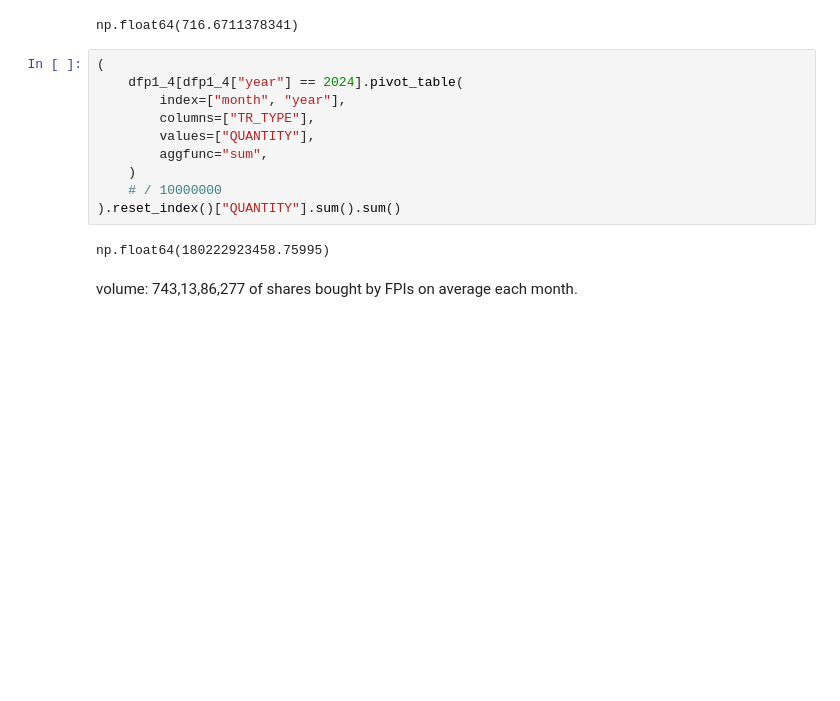
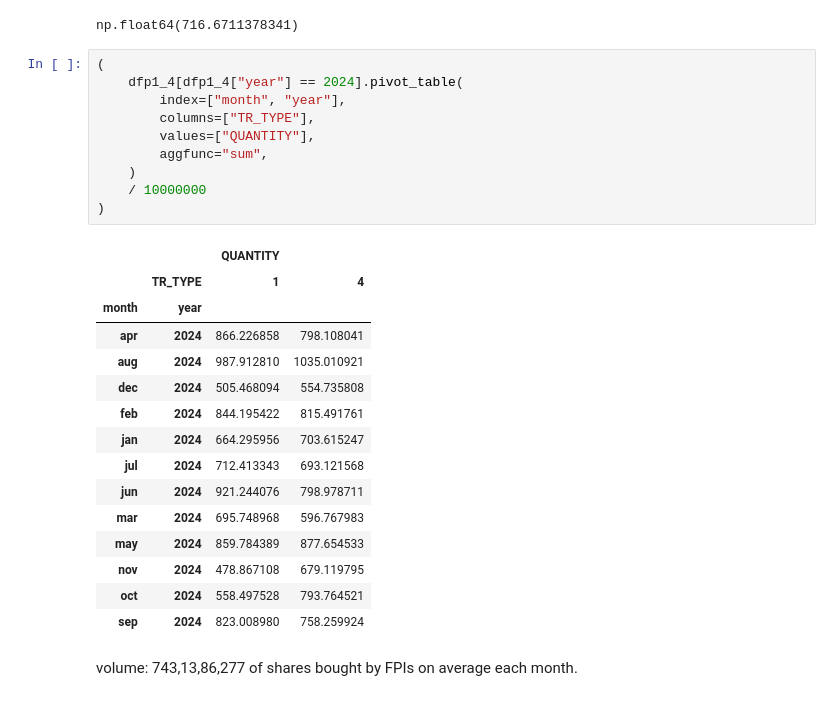
Before and after one commit to shettysandeep/nsdl-fpi, a Jupyter notebook: nsdl_data.ipynb, the cells around one changed output. Saved outputs shown, nothing was run; the diff lists cells and outputs as text; blank space fills up the shorter version.

```diff
--- a/nsdl_data.ipynb
+++ b/nsdl_data.ipynb
@@ -173,14 +175,28 @@ np.float64(716.6711378341)
 # %%
 (
     dfp1_4[dfp1_4["year"] == 2024].pivot_table(
         index=["month", "year"],
         columns=["TR_TYPE"],
         values=["QUANTITY"],
         aggfunc="sum",
     )
-    # / 10000000
-).reset_index()["QUANTITY"].sum().sum()
+    / 10000000
+)
 # %% [output]
-np.float64(180222923458.75995)
+|  |  | QUANTITY |  |
+|  | TR_TYPE | 1 | 4 |
+| month | year |  |  |
+| apr | 2024 | 866.226858 | 798.108041 |
+| aug | 2024 | 987.912810 | 1035.010921 |
+| dec | 2024 | 505.468094 | 554.735808 |
+| feb | 2024 | 844.195422 | 815.491761 |
+| jan | 2024 | 664.295956 | 703.615247 |
+| jul | 2024 | 712.413343 | 693.121568 |
+| jun | 2024 | 921.244076 | 798.978711 |
+| mar | 2024 | 695.748968 | 596.767983 |
+| may | 2024 | 859.784389 | 877.654533 |
+| nov | 2024 | 478.867108 | 679.119795 |
+| oct | 2024 | 558.497528 | 793.764521 |
+| sep | 2024 | 823.008980 | 758.259924 |
 # %% [markdown]
 volume: 743,13,86,277 of shares bought by FPIs on average each month.
```
Also changed, not shown: parts of 13 cells of this notebook, 1 other file.
